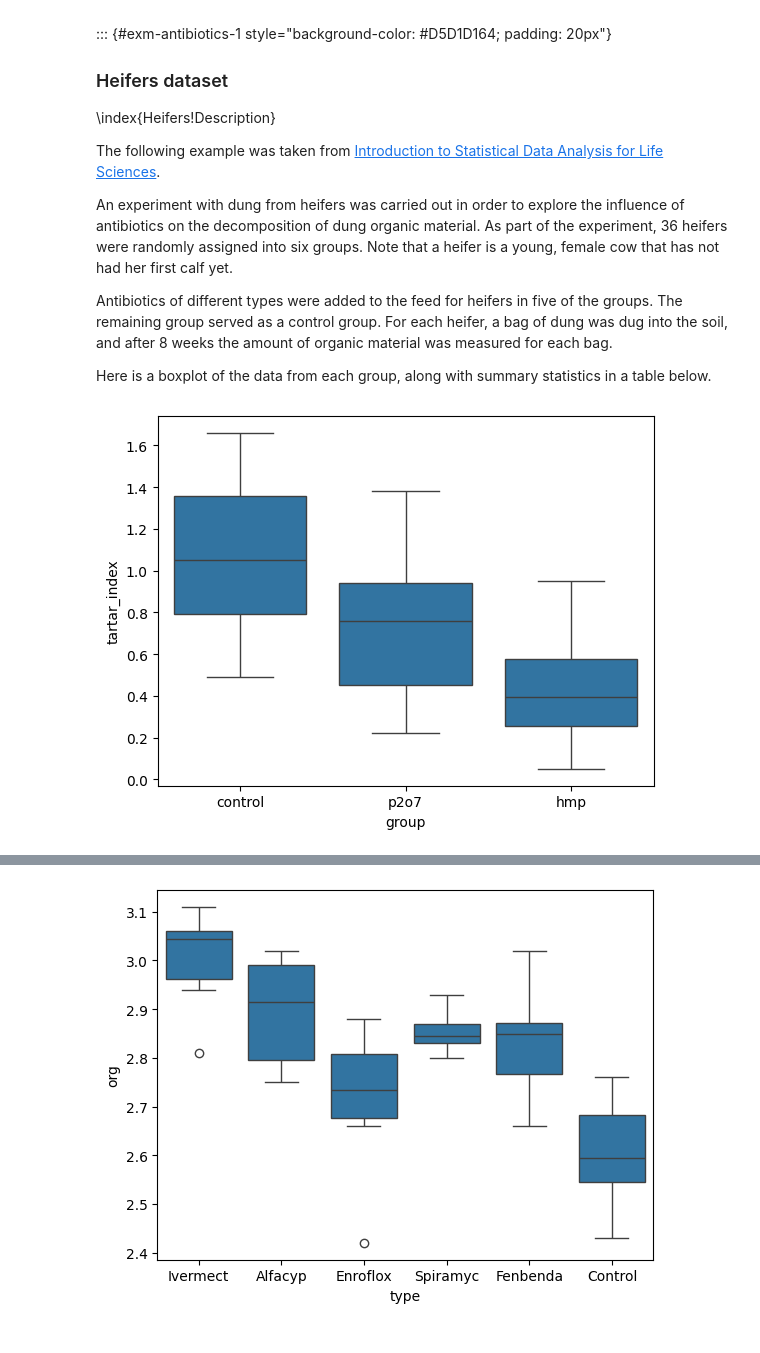
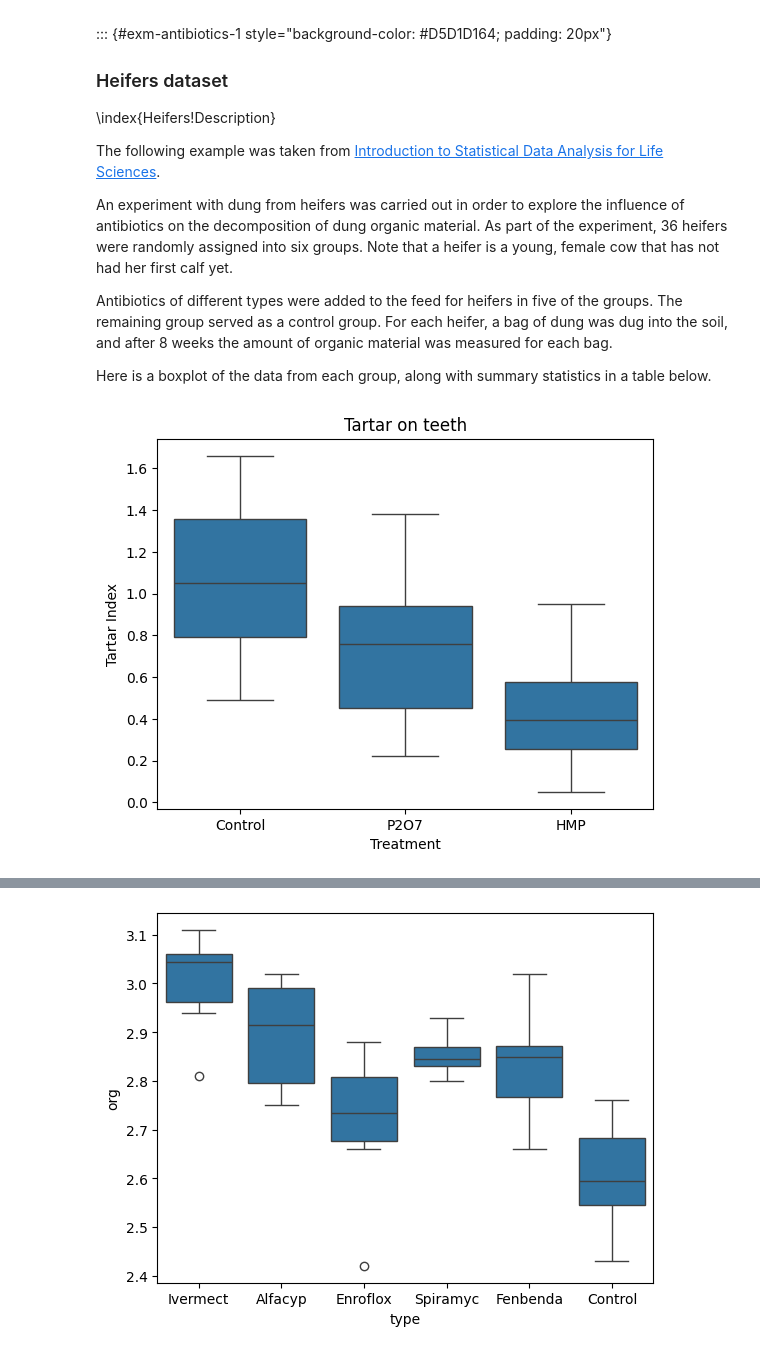
Before and after one commit to singator/ind5003-book, a Jupyter notebook: 02-inference-new.ipynb, the cells around one changed output, grey strips where cells are left out. Cells and saved outputs as stored; diff of their text form; code cells hidden in the pictures.

```diff
--- a/02-inference-new.ipynb
+++ b/02-inference-new.ipynb
@@ -468,5 +291,7 @@ tartar = pd.read_excel("data/tartar.xlsx")
-# %%
-sns.boxplot(tartar, x='group', y='tartar_index');
-# %% [output]
-[figure, removed]
+# %%
+ax1 = sns.boxplot(tartar, x='treat', y='index')
+ax1.set_xlabel("Treatment"); ax1.set_ylabel("Tartar Index");
+ax1.set_title("Tartar on teeth");
+# %% [output]
+[figure, added]
 # %%
```
Also changed, not shown: parts of 18 cells of this notebook, 2 other files.
